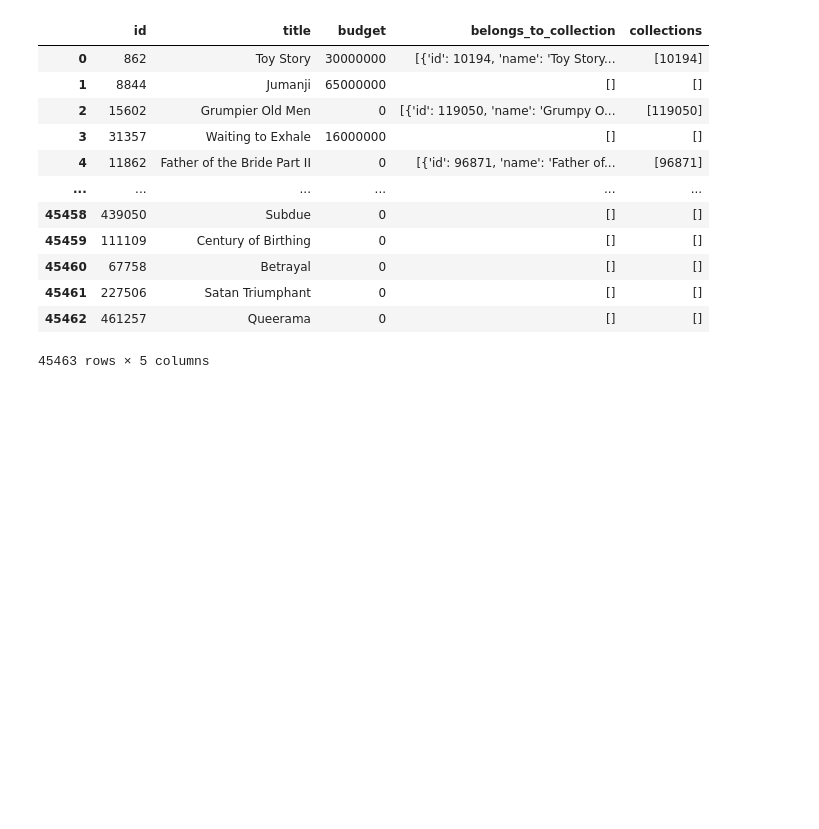
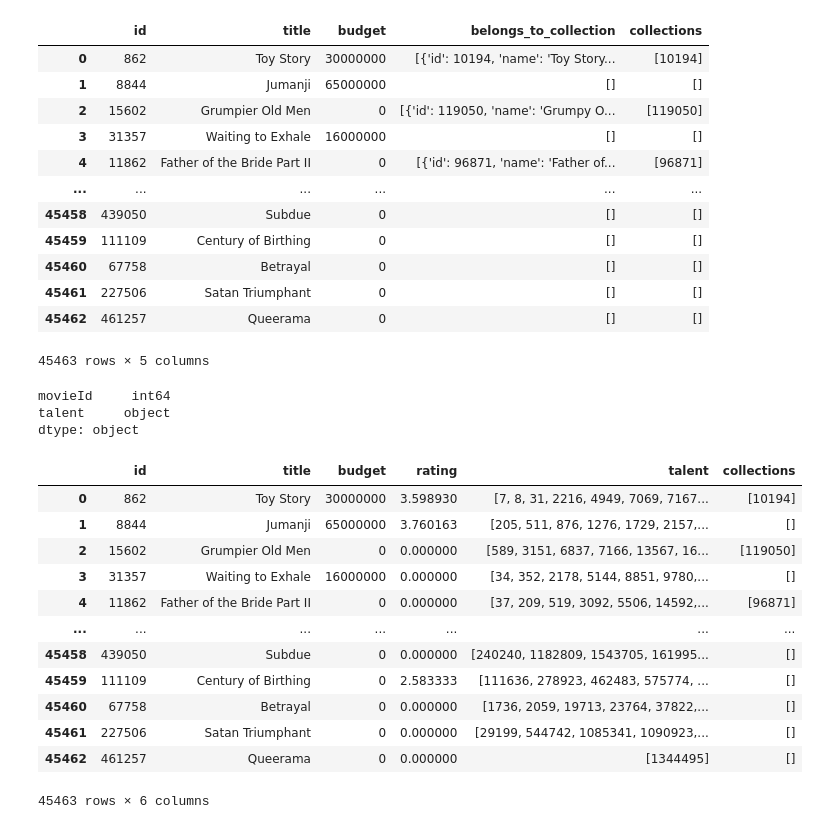
Before and after one commit to jose-troche/MovieGraphVisualization, a Jupyter notebook: notebook/MovieGraphNotebook.ipynb, the cells around one changed output. Saved outputs shown, nothing was run; the diff lists cells and outputs as text; code cells hidden in the pictures; blank space fills up the shorter version.

Commit message:
Updated movies with talent

```diff
--- a/notebook/MovieGraphNotebook.ipynb
+++ b/notebook/MovieGraphNotebook.ipynb
@@ -285,3 +287,7 @@ talent.to_json('talent.json', orient='records')
+# %%
+movies_with_talent = talent_and_movies.explode('movies').groupby('movies')['talent_id'].apply(list).reset_index()
+# %%
+movies_with_talent = movies_with_talent.rename(columns={'movies':'movieId', 'talent_id': 'talent'})
 # %%
 talent[:1000].to_json('talent1000.json', orient='records')
 # %%
@@ -306,7 +312,27 @@ movies_reduced
 movies_reduced = movies_reduced.assign(collections=movies_reduced['belongs_to_collection'].map(lambda x: [i['id'] for i in x]))
 # %%
 movies_reduced = movies_reduced.merge(ratings, how='left', left_on='id', right_on='movieId').fillna(0)
-# %%
-movies_reduced['efficiency'] = movies_reduced['rating']/movies_reduced['budget']
+# %%
+movies_with_talent.dtypes
+# %% [output]
+movieId     int64
+talent     object
+dtype: object
+# %%
+movies_reduced = movies_reduced.merge(movies_with_talent, how='left', left_on='id', right_on='movieId')
 # %%
-movies_to_export = movies_reduced[['id', 'title', 'budget', 'rating', 'collections']]
+movies_to_export = movies_reduced[['id', 'title', 'budget', 'rating', 'talent', 'collections']]
+# %% [output]
+|  | id | title | budget | rating | talent | collections |
+| 0 | 862 | Toy Story | 30000000 | 3.598930 | [7, 8, 31, 2216, 4949, 7069, 7167... | [10194] |
+| 1 | 8844 | Jumanji | 65000000 | 3.760163 | [205, 511, 876, 1276, 1729, 2157,... | [] |
+| 2 | 15602 | Grumpier Old Men | 0 | 0.000000 | [589, 3151, 6837, 7166, 13567, 16... | [119050] |
+| 3 | 31357 | Waiting to Exhale | 16000000 | 0.000000 | [34, 352, 2178, 5144, 8851, 9780,... | [] |
+| 4 | 11862 | Father of the Bride Part II | 0 | 0.000000 | [37, 209, 519, 3092, 5506, 14592,... | [96871] |
+| ... | ... | ... | ... | ... | ... | ... |
+| 45458 | 439050 | Subdue | 0 | 0.000000 | [240240, 1182809, 1543705, 161995... | [] |
+| 45459 | 111109 | Century of Birthing | 0 | 2.583333 | [111636, 278923, 462483, 575774, ... | [] |
+| 45460 | 67758 | Betrayal | 0 | 0.000000 | [1736, 2059, 19713, 23764, 37822,... | [] |
+| 45461 | 227506 | Satan Triumphant | 0 | 0.000000 | [29199, 544742, 1085341, 1090923,... | [] |
+| 45462 | 461257 | Queerama | 0 | 0.000000 | [1344495] | [] |
+45463 rows × 6 columns
```
Also changed, not shown: parts of 5 cells of this notebook, 2 other files.
